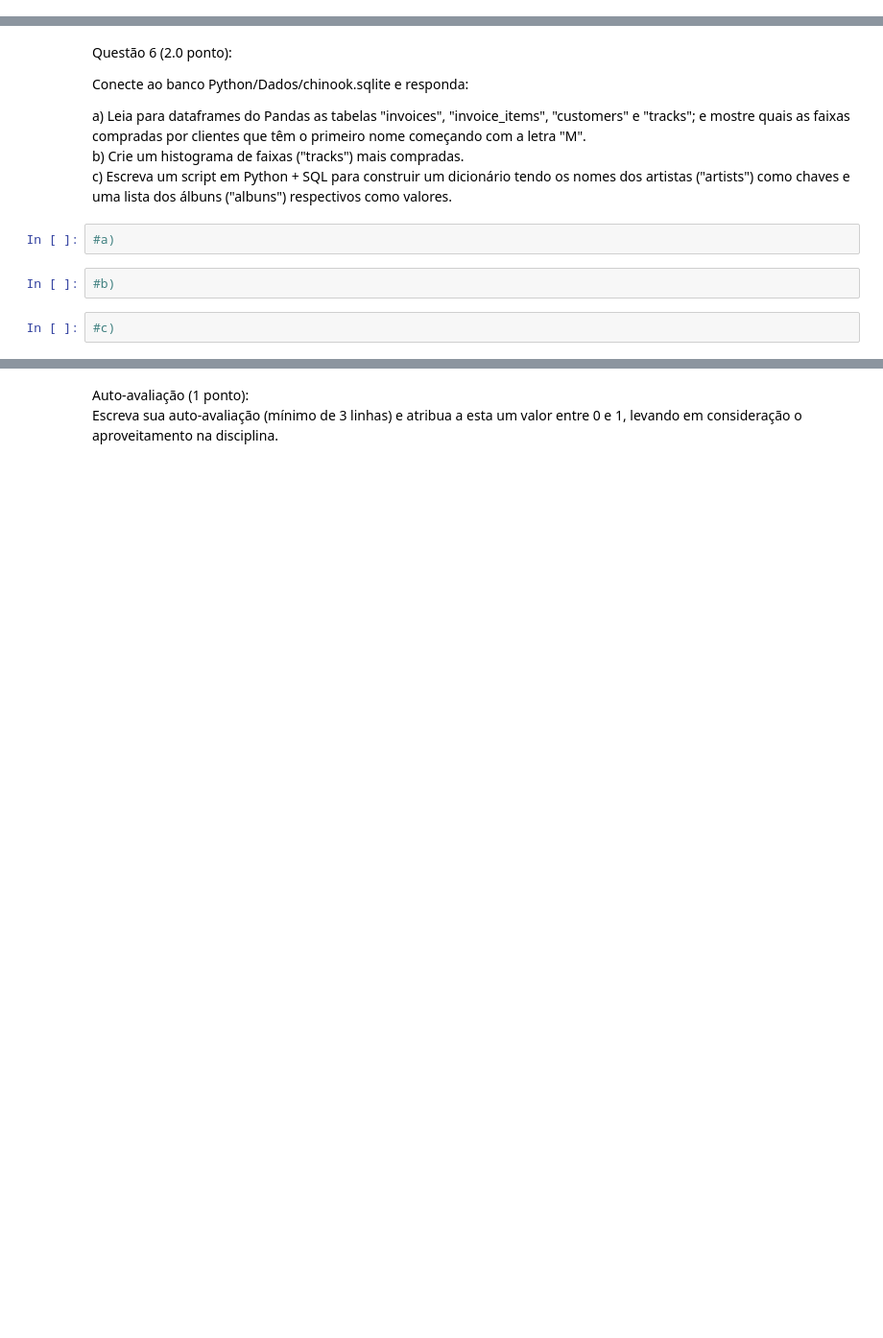
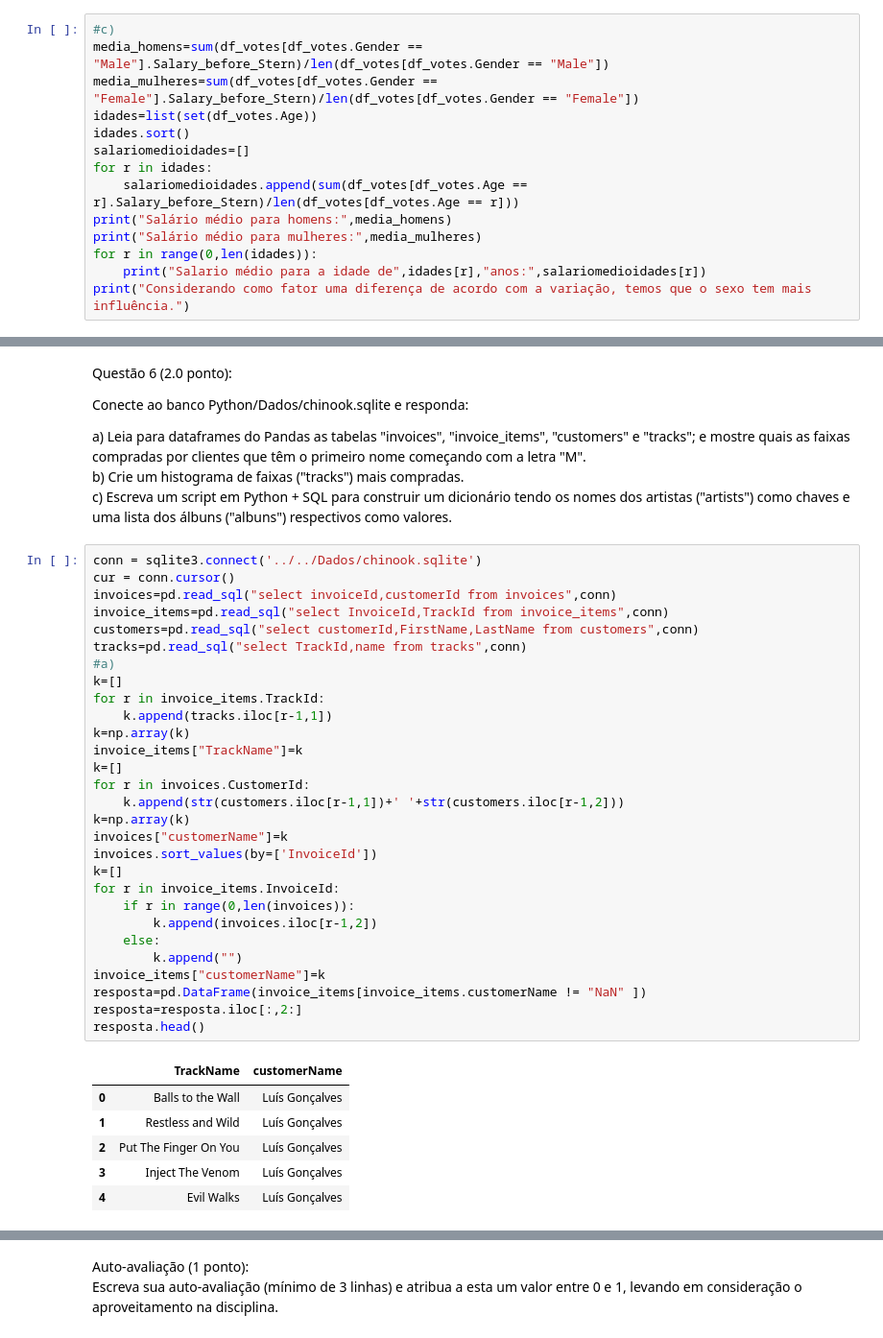
Before and after one commit to Fabioaraujo21/FGV_Programming_Languages, a Jupyter notebook: Python/Exercicios/Avaliacoes/Prova_A2_2018.ipynb, the cells around one changed output, grey strips where cells are left out. Shown: that part at 96% size. Cells and saved outputs as stored; diff of their text form; blank space fills up the shorter version.

```diff
--- a/Python/Exercicios/Avaliacoes/Prova_A2_2018.ipynb
+++ b/Python/Exercicios/Avaliacoes/Prova_A2_2018.ipynb
@@ -95,0 +142,14 @@ df
+# %%
+#c)
+media_homens=sum(df_votes[df_votes.Gender == "Male"].Salary_before_Stern)/len(df_votes[df_votes.Gender == "Male"])
+media_mulheres=sum(df_votes[df_votes.Gender == "Female"].Salary_before_Stern)/len(df_votes[df_votes.Gender == "Female"])
+idades=list(set(df_votes.Age))
+idades.sort()
+salariomedioidades=[]
+for r in idades:
+    salariomedioidades.append(sum(df_votes[df_votes.Age == r].Salary_before_Stern)/len(df_votes[df_votes.Age == r]))
+print("Salário médio para homens:",media_homens)
+print("Salário médio para mulheres:",media_mulheres)
+for r in range(0,len(idades)):
+    print("Salario médio para a idade de",idades[r],"anos:",salariomedioidades[r])
+print("Considerando como fator uma diferença de acordo com a variação, temos que o sexo tem mais influência.")
@@ -176,9 +322,39 @@ Conecte ao banco Python/Dados/chinook.sqlite e responda:
 a) Leia para dataframes do Pandas as tabelas "invoices", "invoice_items", "customers" e "tracks"; e mostre quais as faixas compradas por clientes que têm o primeiro nome começando com a letra "M".
 b) Crie um histograma de faixas ("tracks") mais compradas.
 c) Escreva um script em Python + SQL para construir um dicionário tendo os nomes dos artistas ("artists") como chaves e uma lista dos álbuns ("albuns") respectivos como valores.
-# %%
-#a)
-# %%
-#b)
-# %%
-#c)
+# %%
+conn = sqlite3.connect('../../Dados/chinook.sqlite')
+cur = conn.cursor()
+invoices=pd.read_sql("select invoiceId,customerId from invoices",conn)
+invoice_items=pd.read_sql("select InvoiceId,TrackId from invoice_items",conn)
+customers=pd.read_sql("select customerId,FirstName,LastName from customers",conn)
+tracks=pd.read_sql("select TrackId,name from tracks",conn)
+#a)
+k=[]
+for r in invoice_items.TrackId:
+    k.append(tracks.iloc[r-1,1])
+k=np.array(k)
+invoice_items["TrackName"]=k
+k=[]
+for r in invoices.CustomerId:
+    k.append(str(customers.iloc[r-1,1])+' '+str(customers.iloc[r-1,2]))
+k=np.array(k)
+invoices["customerName"]=k
+invoices.sort_values(by=['InvoiceId'])
+k=[]
+for r in invoice_items.InvoiceId:
+    if r in range(0,len(invoices)):
+        k.append(invoices.iloc[r-1,2])
+    else:
+        k.append("")
+invoice_items["customerName"]=k
+resposta=pd.DataFrame(invoice_items[invoice_items.customerName != "NaN" ])
+resposta=resposta.iloc[:,2:]
+resposta.head()
+# %% [output]
+|  | TrackName | customerName |
+| 0 | Balls to the Wall | Luís Gonçalves |
+| 1 | Restless and Wild | Luís Gonçalves |
+| 2 | Put The Finger On You | Luís Gonçalves |
+| 3 | Inject The Venom | Luís Gonçalves |
+| 4 | Evil Walks | Luís Gonçalves |
```
Also changed, not shown: parts of 35 cells of this notebook, 1 other file.
